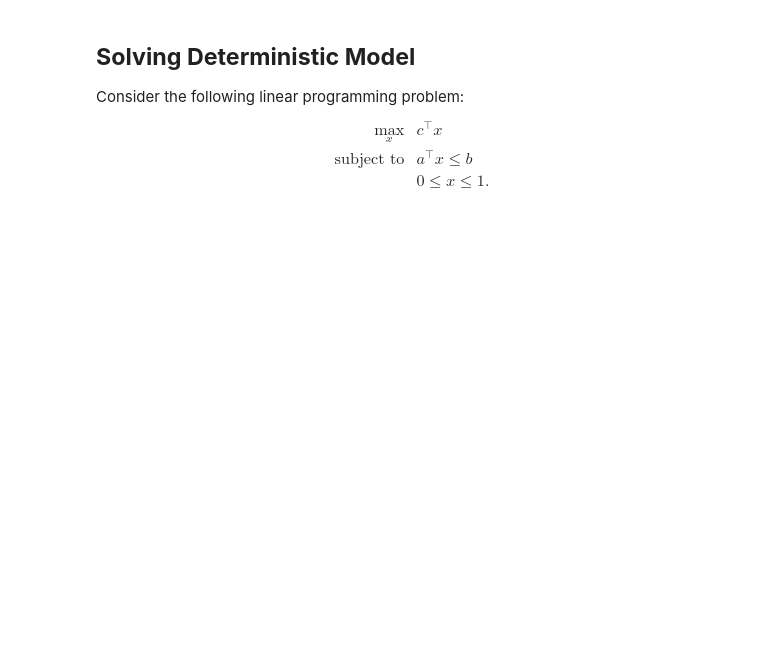
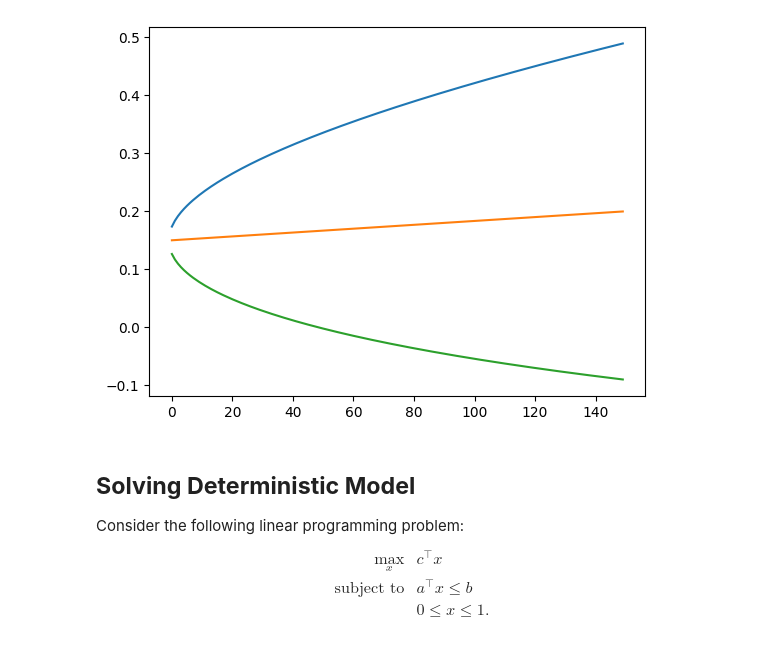
Before and after one commit to supsi-dacd-isaac/TeachDecisionMakingUncertainty, a Jupyter notebook: L03/equivalence_of_robust_linear_counterparts.ipynb, the cells around one changed output. Drawn from its saved outputs; the diff is of its cells as text; code cells hidden in the pictures; blank space fills up the shorter version.

```diff
--- a/L03/equivalence_of_robust_linear_counterparts.ipynb
+++ b/L03/equivalence_of_robust_linear_counterparts.ipynb
@@ -46,6 +46,14 @@ b = 0.02
 maxDev = 0.05/450 * (2*i*n*(n+1))**0.5
 uBarPlus = maxDev
 uBarMinus = -maxDev
+# %%
+import matplotlib.pyplot as plt
+plt.plot(c+maxDev)
+plt.plot(c)
+plt.plot(c-maxDev)
+plt.show()
+# %% [output]
+[figure, added]
 # %% [markdown]
 ## **Solving Deterministic Model**
 
```
Also changed, not shown: parts of 3 cells of this notebook.
